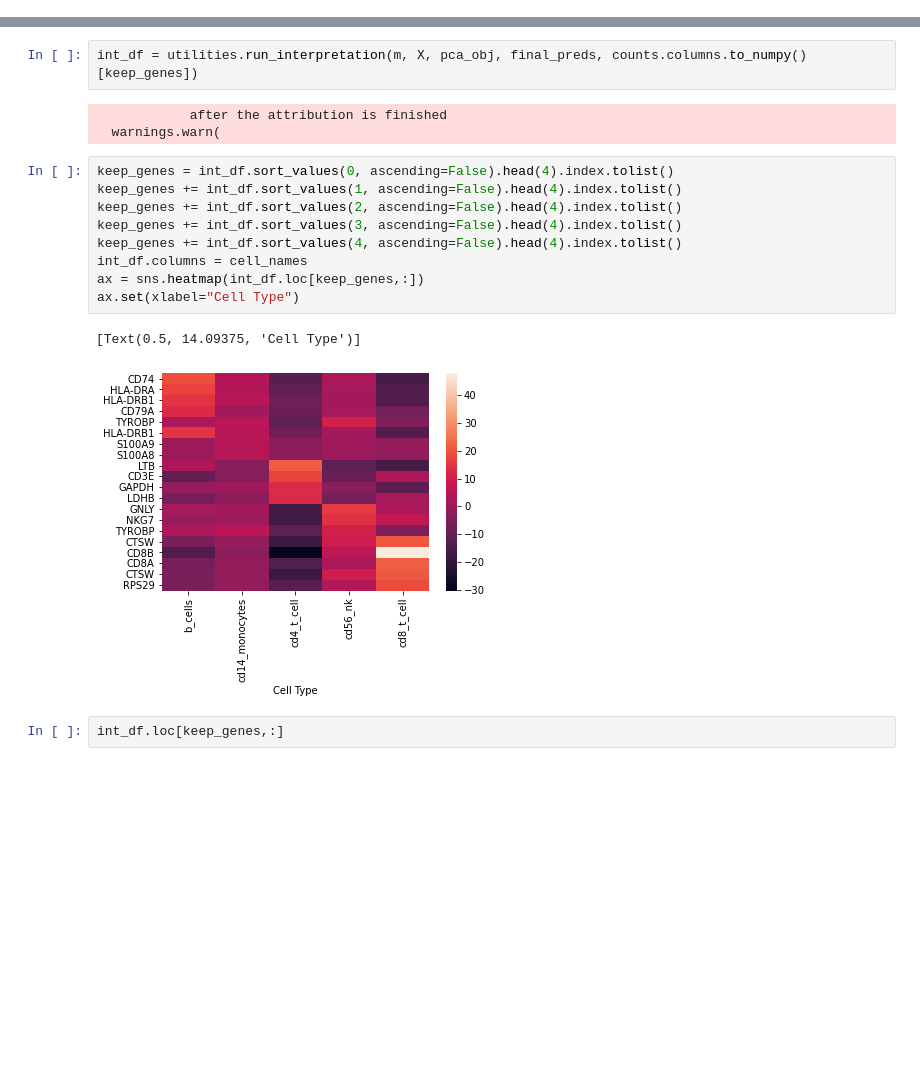
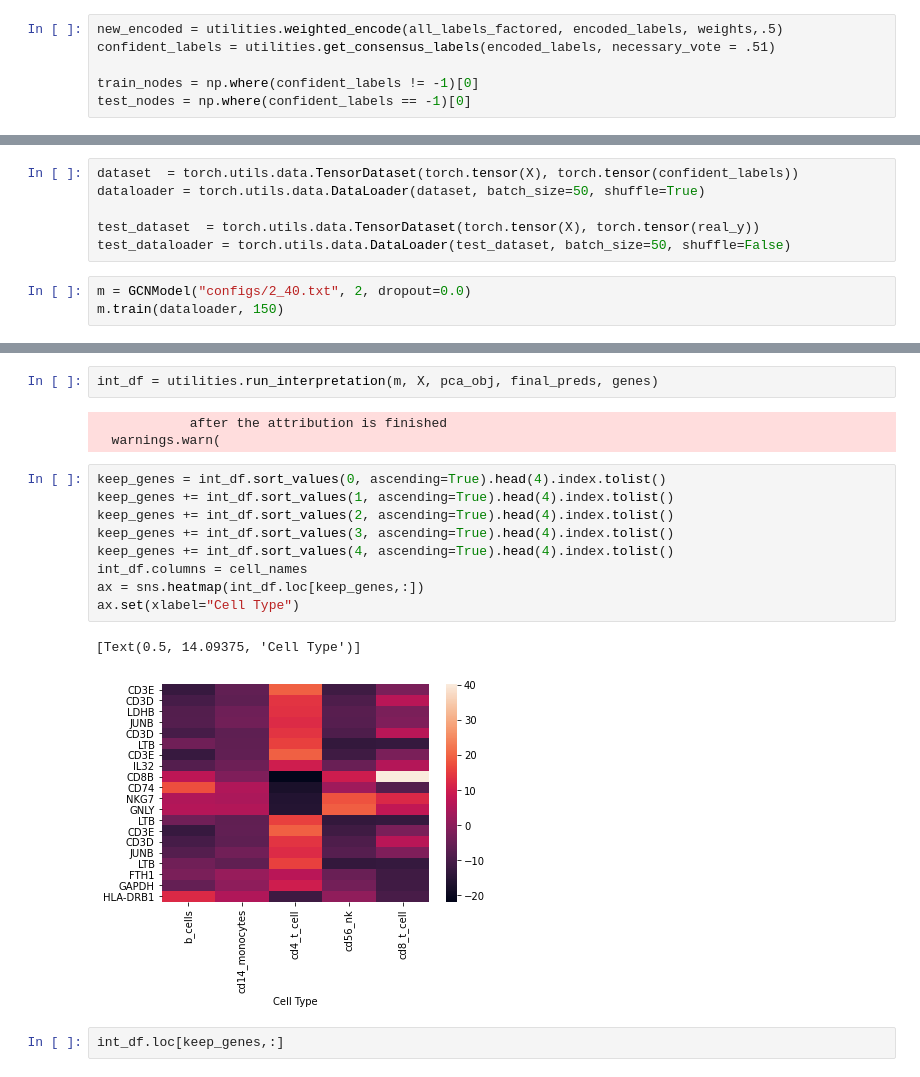
Before and after one commit to lewinsohndp/scSHARP, a Jupyter notebook: pbmc_proto_analysis.ipynb, the cells around one changed output, grey strips where cells are left out. Cells and saved outputs as stored; diff of their text form; blank space fills up the shorter version.

```diff
--- a/pbmc_proto_analysis.ipynb
+++ b/pbmc_proto_analysis.ipynb
@@ -268,0 +321,6 @@ m.validation_metrics(test_dataloader, train_nodes, test_nodes)
+# %%
+new_encoded = utilities.weighted_encode(all_labels_factored, encoded_labels, weights,.5)
+confident_labels = utilities.get_consensus_labels(encoded_labels, necessary_vote = .51)
+
+train_nodes = np.where(confident_labels != -1)[0]
+test_nodes = np.where(confident_labels == -1)[0]
@@ -268,0 +331,9 @@ m.validation_metrics(test_dataloader, train_nodes, test_nodes)
+# %%
+dataset  = torch.utils.data.TensorDataset(torch.tensor(X), torch.tensor(confident_labels))
+dataloader = torch.utils.data.DataLoader(dataset, batch_size=50, shuffle=True)
+
+test_dataset  = torch.utils.data.TensorDataset(torch.tensor(X), torch.tensor(real_y))
+test_dataloader = torch.utils.data.DataLoader(test_dataset, batch_size=50, shuffle=False)
+# %%
+m = GCNModel("configs/2_40.txt", 2, dropout=0.0)
+m.train(dataloader, 150)
@@ -275,22 +348,22 @@ preds,_ = m.predict(test_dataloader)
 final_preds = preds.max(dim=1)[1]
 genes = counts.columns.to_numpy()[keep_genes]
 # %%
-int_df = utilities.run_interpretation(m, X, pca_obj, final_preds, counts.columns.to_numpy()[keep_genes])
+int_df = utilities.run_interpretation(m, X, pca_obj, final_preds, genes)
 # %% [output]
             after the attribution is finished
   warnings.warn(
 # %%
-keep_genes = int_df.sort_values(0, ascending=False).head(4).index.tolist()
-keep_genes += int_df.sort_values(1, ascending=False).head(4).index.tolist()
-keep_genes += int_df.sort_values(2, ascending=False).head(4).index.tolist()
-keep_genes += int_df.sort_values(3, ascending=False).head(4).index.tolist()
-keep_genes += int_df.sort_values(4, ascending=False).head(4).index.tolist()
+keep_genes = int_df.sort_values(0, ascending=True).head(4).index.tolist()
+keep_genes += int_df.sort_values(1, ascending=True).head(4).index.tolist()
+keep_genes += int_df.sort_values(2, ascending=True).head(4).index.tolist()
+keep_genes += int_df.sort_values(3, ascending=True).head(4).index.tolist()
+keep_genes += int_df.sort_values(4, ascending=True).head(4).index.tolist()
 int_df.columns = cell_names
 ax = sns.heatmap(int_df.loc[keep_genes,:])
 ax.set(xlabel="Cell Type")
 # %% [output]
 [Text(0.5, 14.09375, 'Cell Type')]
-[figure, old version]
+[figure, new version]
 # %%
 int_df.loc[keep_genes,:]
 # %% [output]
```
Also changed, not shown: parts of 22 cells of this notebook, 3 other files.
